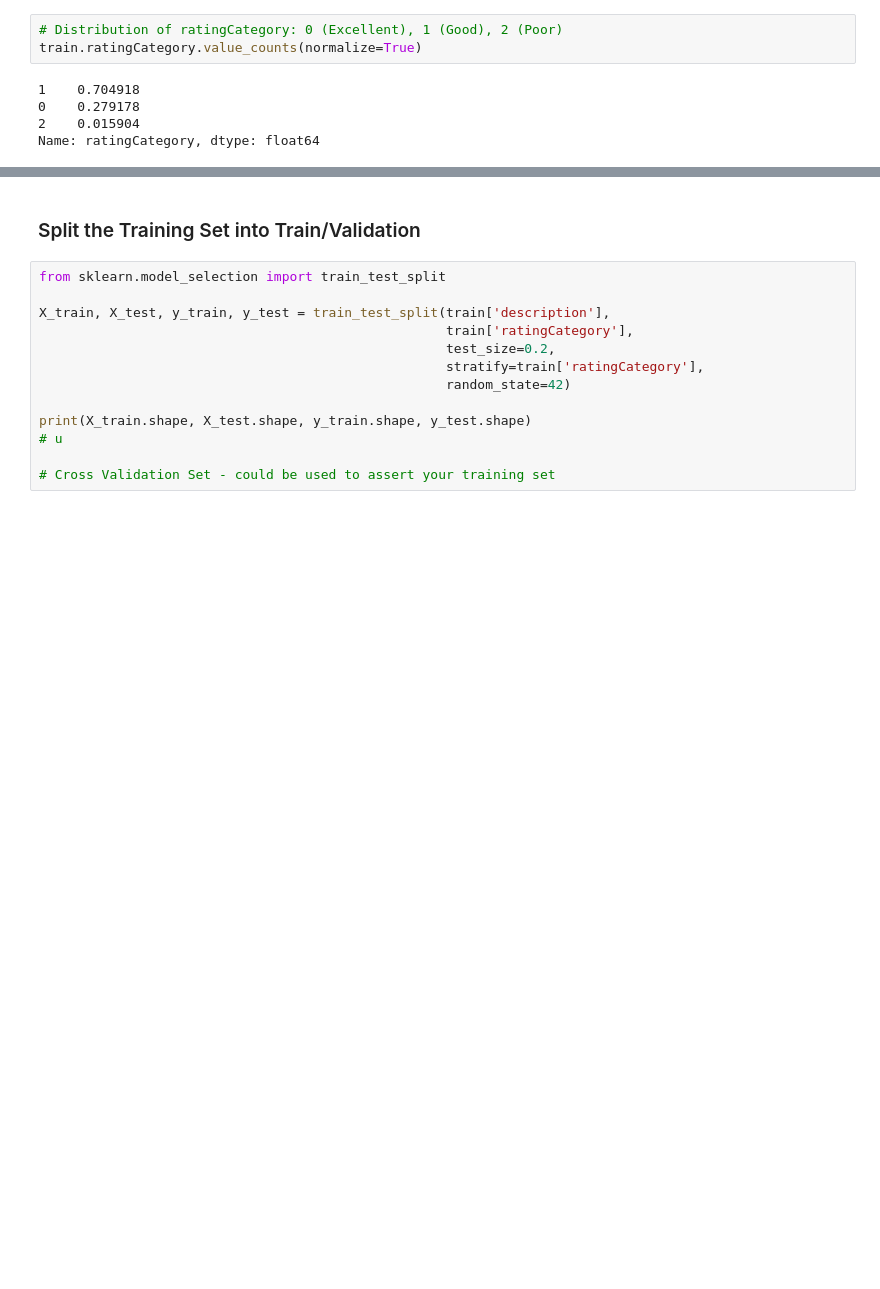
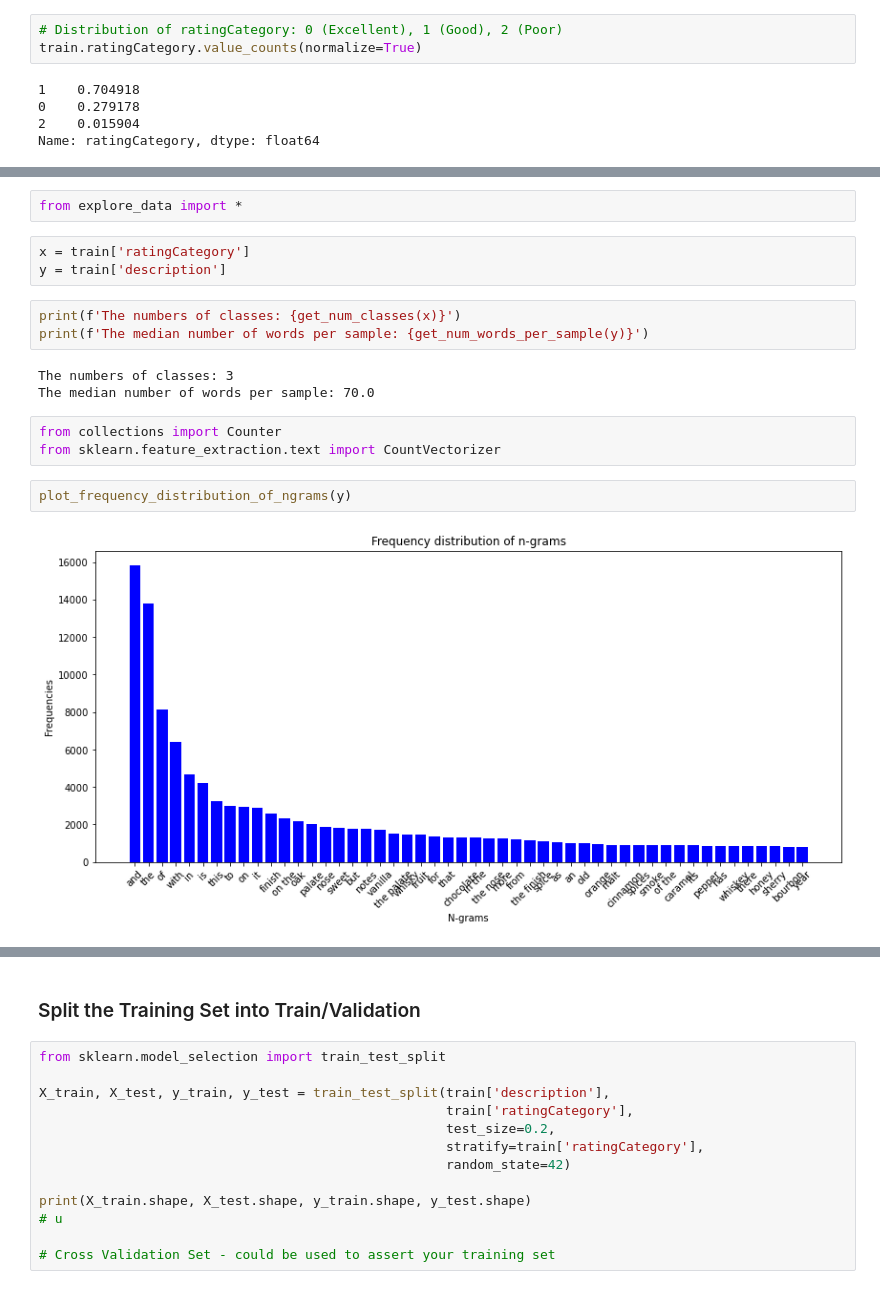
Before and after one commit to julioe27/DS-Unit-4-Sprint-1-NLP, a Jupyter notebook: module3-document-classification/LS_DSPT4_413_Document_Classification_Assignment.ipynb, the cells around one changed output, grey strips where cells are left out. Cells and saved outputs as stored; diff of their text form; blank space fills up the shorter version.

```diff
--- a/module3-document-classification/LS_DSPT4_413_Document_Classification_Assignment.ipynb
+++ b/module3-document-classification/LS_DSPT4_413_Document_Classification_Assignment.ipynb
@@ -75,0 +85,18 @@ train[train.ratingCategory == 2].sample(3)
+# %%
+from explore_data import *
+# %%
+x = train['ratingCategory']
+y = train['description']
+# %%
+print(f'The numbers of classes: {get_num_classes(x)}')
+print(f'The median number of words per sample: {get_num_words_per_sample(y)}')
+# %% [output]
+The numbers of classes: 3
+The median number of words per sample: 70.0
+# %%
+from collections import Counter
+from sklearn.feature_extraction.text import CountVectorizer
+# %%
+plot_frequency_distribution_of_ngrams(y)
+# %% [output]
+[figure, added]
```
Also changed, not shown: parts of 27 cells of this notebook, 2 other files.
